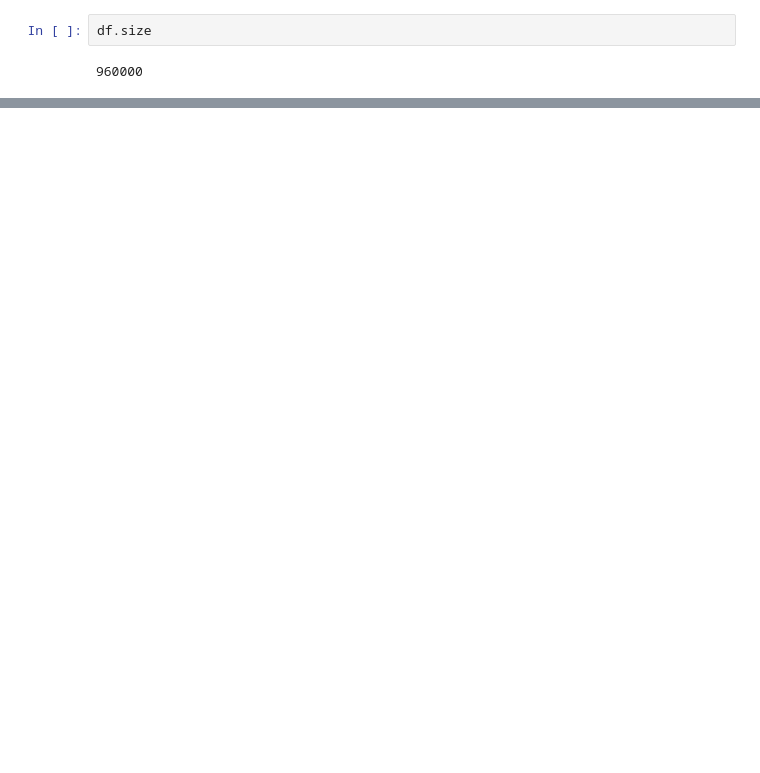
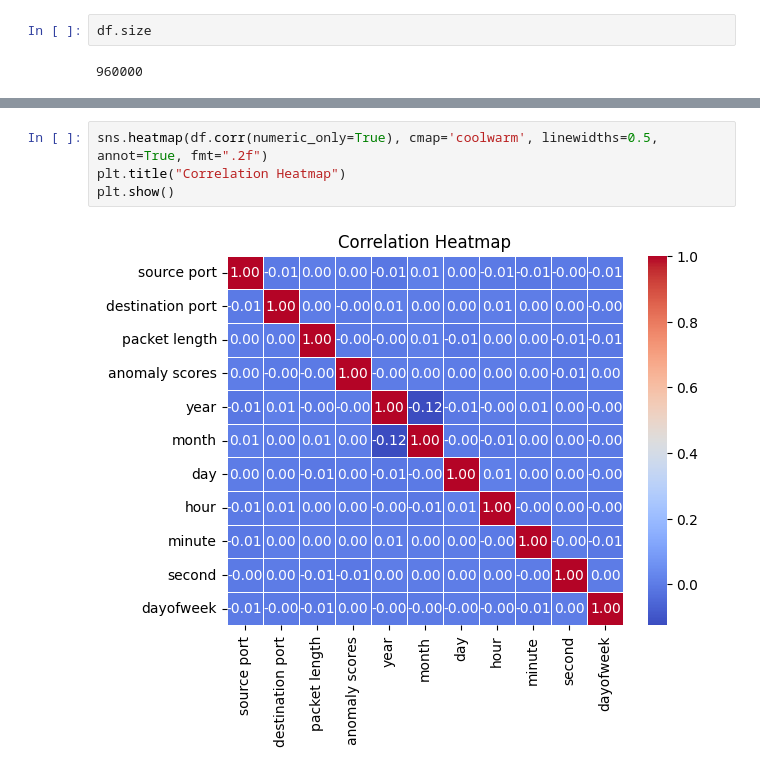
Before and after one commit to snehasharma2541/cs_project, a Jupyter notebook: project/notebook/model.ipynb, the cells around one changed output, grey strips where cells are left out. Drawn from its saved outputs; the diff is of its cells as text; blank space fills up the shorter version.

```diff
--- a/project/notebook/model.ipynb
+++ b/project/notebook/model.ipynb
@@ -85,0 +147,6 @@ df.corr
+# %%
+sns.heatmap(df.corr(numeric_only=True), cmap='coolwarm', linewidths=0.5, annot=True, fmt=".2f")
+plt.title("Correlation Heatmap")
+plt.show()
+# %% [output]
+[figure, added]
```
Also changed, not shown: parts of 11 cells of this notebook, 2 other files.
